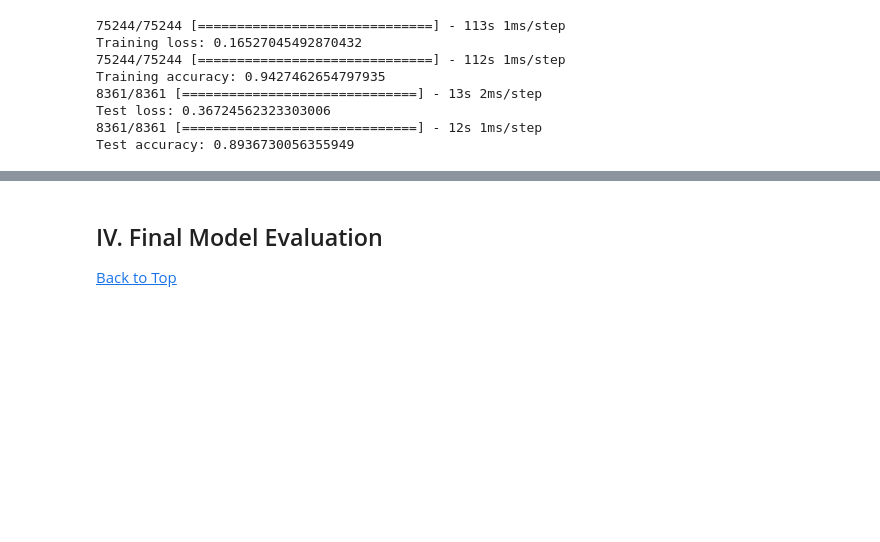
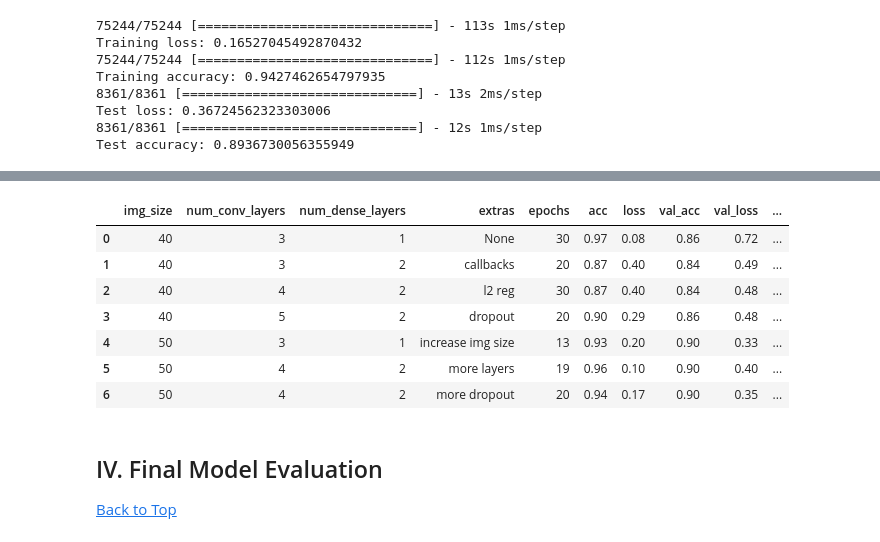
Before and after one commit to MagicMilly/conv-net-computer-vision, a Jupyter notebook: student.ipynb, the cells around one changed output, grey strips where cells are left out. Saved outputs shown, nothing was run; the diff lists cells and outputs as text; code cells hidden in the pictures; blank space fills up the shorter version.

Commit message:
model 7 evaluation does have slightly better fit

```diff
--- a/student.ipynb
+++ b/student.ipynb
@@ -1114,0 +1114,12 @@ append_df(df, 6, model_7_results)
+# %%
+model_7_results = [50, 4, 2, 'more dropout', 20, 0.94, 0.17, 0.90, 0.35, '1:55']
+append_df(df, 6, model_7_results)
+# %% [output]
+|  | img_size | num_conv_layers | num_dense_layers | extras | epochs | acc | loss | val_acc | val_loss | ... |
+| 0 | 40 | 3 | 1 | None | 30 | 0.97 | 0.08 | 0.86 | 0.72 | ... |
+| 1 | 40 | 3 | 2 | callbacks | 20 | 0.87 | 0.40 | 0.84 | 0.49 | ... |
+| 2 | 40 | 4 | 2 | l2 reg | 30 | 0.87 | 0.40 | 0.84 | 0.48 | ... |
+| 3 | 40 | 5 | 2 | dropout | 20 | 0.90 | 0.29 | 0.86 | 0.48 | ... |
+| 4 | 50 | 3 | 1 | increase img size | 13 | 0.93 | 0.20 | 0.90 | 0.33 | ... |
+| 5 | 50 | 4 | 2 | more layers | 19 | 0.96 | 0.10 | 0.90 | 0.40 | ... |
+| 6 | 50 | 4 | 2 | more dropout | 20 | 0.94 | 0.17 | 0.90 | 0.35 | ... |
```
Also changed, not shown: parts of 7 cells of this notebook.
